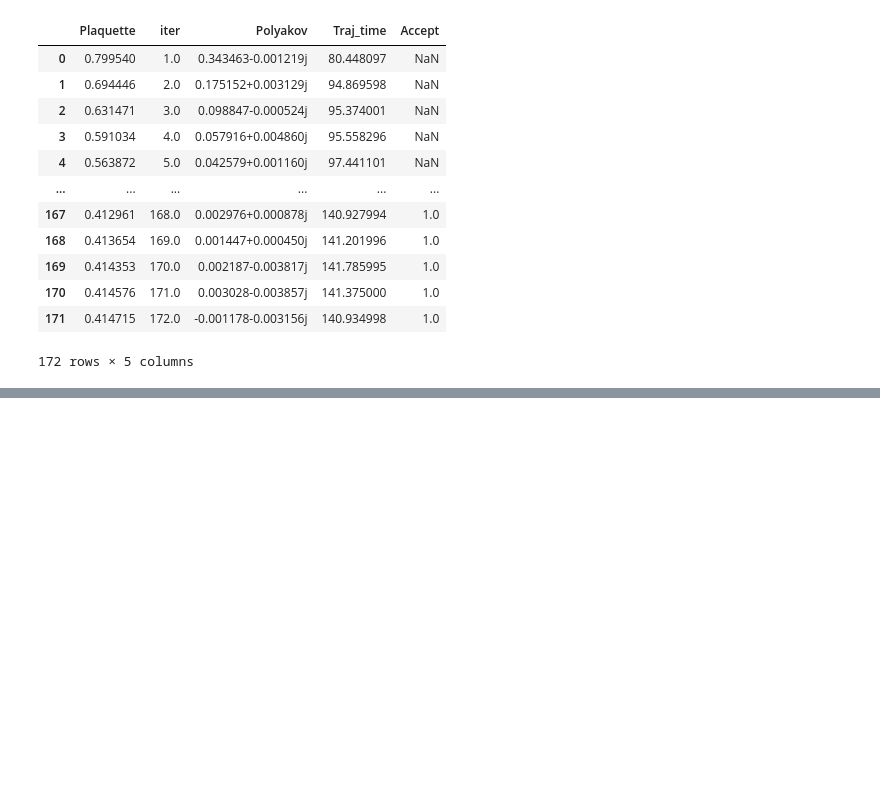
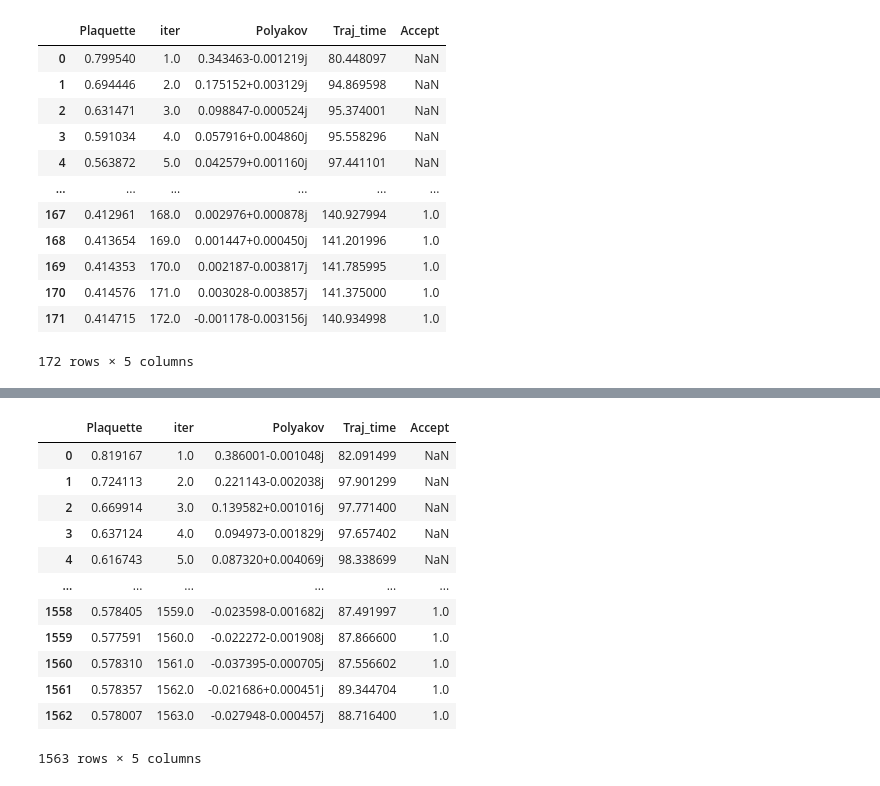
Before and after one commit to vmos1/su4_dm_grid_lsd, a Jupyter notebook: analysis/6b_HMC_compare_runs_hot_and_cold.ipynb, the cells around one changed output, grey strips where cells are left out. Drawn from its saved outputs; the diff is of its cells as text; code cells hidden in the pictures; blank space fills up the shorter version.

```diff
--- a/analysis/6b_HMC_compare_runs_hot_and_cold.ipynb
+++ b/analysis/6b_HMC_compare_runs_hot_and_cold.ipynb
@@ -236,8 +229,8 @@ for (l,marker) in zip(L_list,itertools.cycle('o*d>^sDHPdpx_')):
         x=df1.beta.values
         y=df1.polyakov.values
     #     print(x,y)
-#         plt.errorbar(x,gv.mean(y),gv.sdev(y),linestyle='',label=label,marker=marker)
-        plt.plot(x,gv.mean(y),linestyle='',label=label,marker=marker)
+        plt.errorbar(x,gv.mean(y),gv.sdev(y),linestyle='',label=label,marker=marker)
+#         plt.plot(x,gv.mean(y),linestyle='',label=label,marker=marker)
 
 plt.show()
 plt.xlabel(r'$\beta$')
@@ -246,7 +239,7 @@ plt.legend()
 plt.ylabel('Polyakov loop',rotation='vertical')
 # plt.xlim(10.2,11.2)
 # plt.ylim(0,0.04)
-plt.savefig('fig_output/Ploop_vs_beta.pdf')
+plt.savefig('fig_output/Ploop_vs_beta_hot_cold.pdf')
 # %% [output]
 [interactive output not drawn]
 [interactive output not drawn]
@@ -505,5 +508,5 @@ beta-10.9_mf-0.1_Lx-16_Lt-8_Ls-16_cold-start
 # %%
-f_plot_specific_runs(data_dict,'Accept',keys_list)
+f_plot_specific_runs(data_dict,'Traj_time',keys_list)
 # %% [output]
 [interactive output not drawn]
 [interactive output not drawn]
@@ -607,0 +633,27 @@ Text(0.5, 1.0, 'Polyakov loop Histogram for beta: 10.8')
+# %%
+# Histogram
+beta=11.1
+mf=0.1
+key='beta-%s_mf-%s_Lx-16_Lt-8_Ls-16'%(beta,mf)
+
+equil = 800
+
+df=data_dict[key+'_hot-start']
+fig=plt.figure()
+x1=df.iter.values[equil:]
+y1=np.abs(df.Polyakov.values)[equil:]
+
+df=data_dict[key+'_cold-start']
+x2=df.iter.values[equil:]
+y2=np.abs(df.Polyakov.values)[equil:]
+
+print(y1.shape,y2.shape)
+# hist,bins=np.histogram(y,bins=10)
+# plt.bar(np.linspace(0,0.3,10),hist)
+# plt.stairs(hist)
+
+plt.hist(y2,bins=100,color='y',label='cold')
+plt.hist(y1,bins=100,color='b',label='hot')
+plt.legend(loc='best')
+plt.title("Polyakov loop Histogram for beta: %s"%(beta))
+plt.savefig('fig_output/ploop_histogram_hot-cold_%s.pdf'%(beta))
@@ -607,0 +664,16 @@ Text(0.5, 1.0, 'Polyakov loop Histogram for beta: 10.8')
+# %%
+df
+# %% [output]
+|  | Plaquette | iter | Polyakov | Traj_time | Accept |
+| 0 | 0.819167 | 1.0 | 0.386001-0.001048j | 82.091499 | NaN |
+| 1 | 0.724113 | 2.0 | 0.221143-0.002038j | 97.901299 | NaN |
+| 2 | 0.669914 | 3.0 | 0.139582+0.001016j | 97.771400 | NaN |
+| 3 | 0.637124 | 4.0 | 0.094973-0.001829j | 97.657402 | NaN |
+| 4 | 0.616743 | 5.0 | 0.087320+0.004069j | 98.338699 | NaN |
+| ... | ... | ... | ... | ... | ... |
+| 1558 | 0.578405 | 1559.0 | -0.023598-0.001682j | 87.491997 | 1.0 |
+| 1559 | 0.577591 | 1560.0 | -0.022272-0.001908j | 87.866600 | 1.0 |
+| 1560 | 0.578310 | 1561.0 | -0.037395-0.000705j | 87.556602 | 1.0 |
+| 1561 | 0.578357 | 1562.0 | -0.021686+0.000451j | 89.344704 | 1.0 |
+| 1562 | 0.578007 | 1563.0 | -0.027948-0.000457j | 88.716400 | 1.0 |
+1563 rows × 5 columns
```
Also changed, not shown: parts of 14 cells of this notebook, 7 other files.
